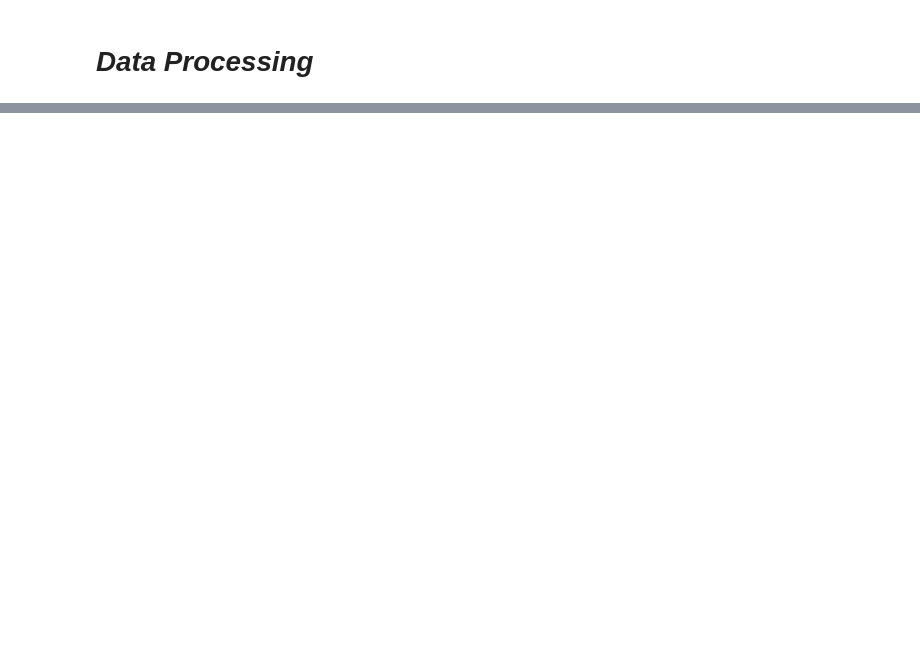
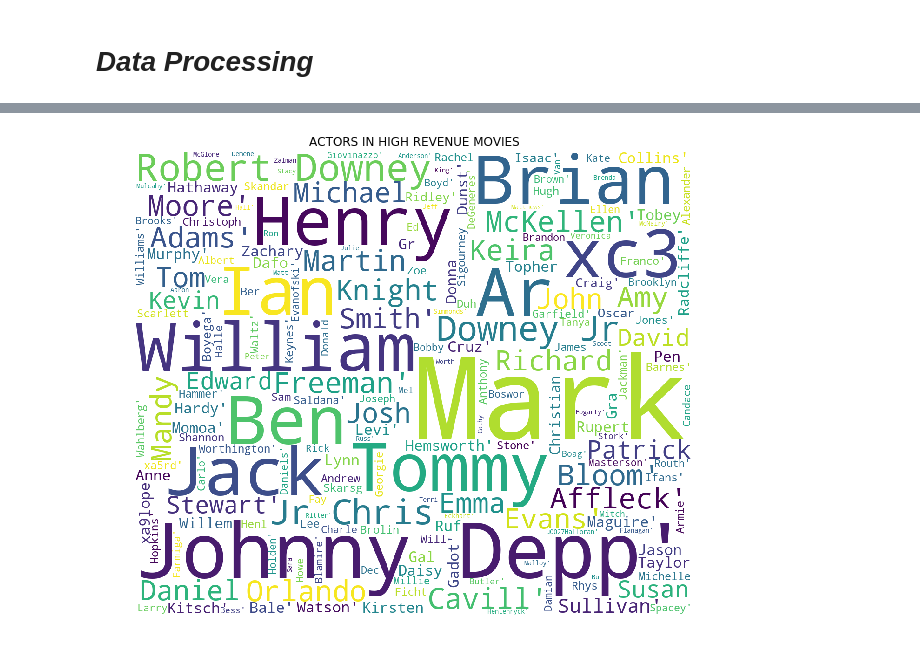
Before and after one commit to ZakBastiani/DataScienceProject2019, a Jupyter notebook: Data Processing.ipynb, the cells around one changed output, grey strips where cells are left out. Saved outputs shown, nothing was run; the diff lists cells and outputs as text; code cells hidden in the pictures; blank space fills up the shorter version.

```diff
--- a/Data Processing.ipynb
+++ b/Data Processing.ipynb
@@ -70,0 +231,2 @@ Name: Year, Length: 9837, dtype: float64
+# %%
+Sortedrevenue= movies.sort_values(['Budget'], ascending=False)
@@ -70,0 +243,4 @@ Name: Year, Length: 9837, dtype: float64
+# %%
+m= Sortedrevenue.query('(Budget > 500)')
+print('number of movies with more than half million revenue:')
+len(m)
@@ -70,0 +279,18 @@ Name: Year, Length: 9837, dtype: float64
+# %%
+from wordcloud import WordCloud, STOPWORDS
+plt.subplots(figsize=(10,10))
+text = (str(m['Actors']))
+wordcloud = WordCloud(
+                          stopwords=STOPWORDS,
+                          background_color='white',
+                          width=1200,
+                          height=1000
+                         ).generate(text)
+
+
+plt.imshow(wordcloud)
+plt.title('ACTORS IN HIGH REVENUE MOVIES')
+plt.axis('off')
+plt.show()
+# %% [output]
+[figure, added]
```
Also changed, not shown: parts of 22 cells of this notebook.
